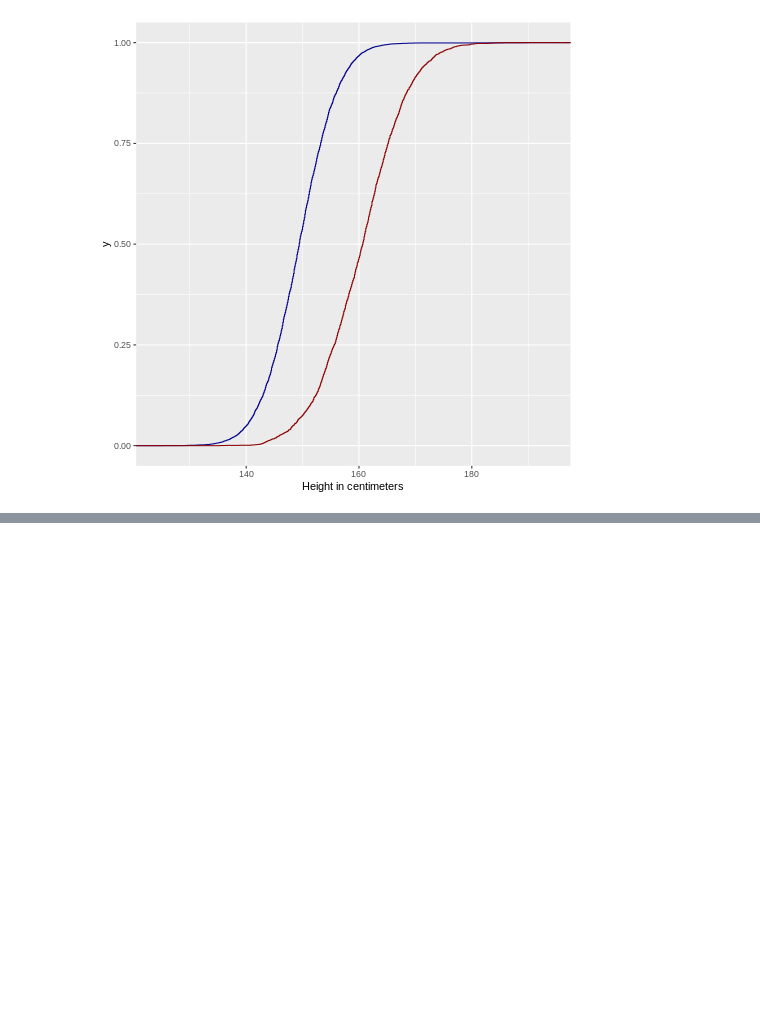
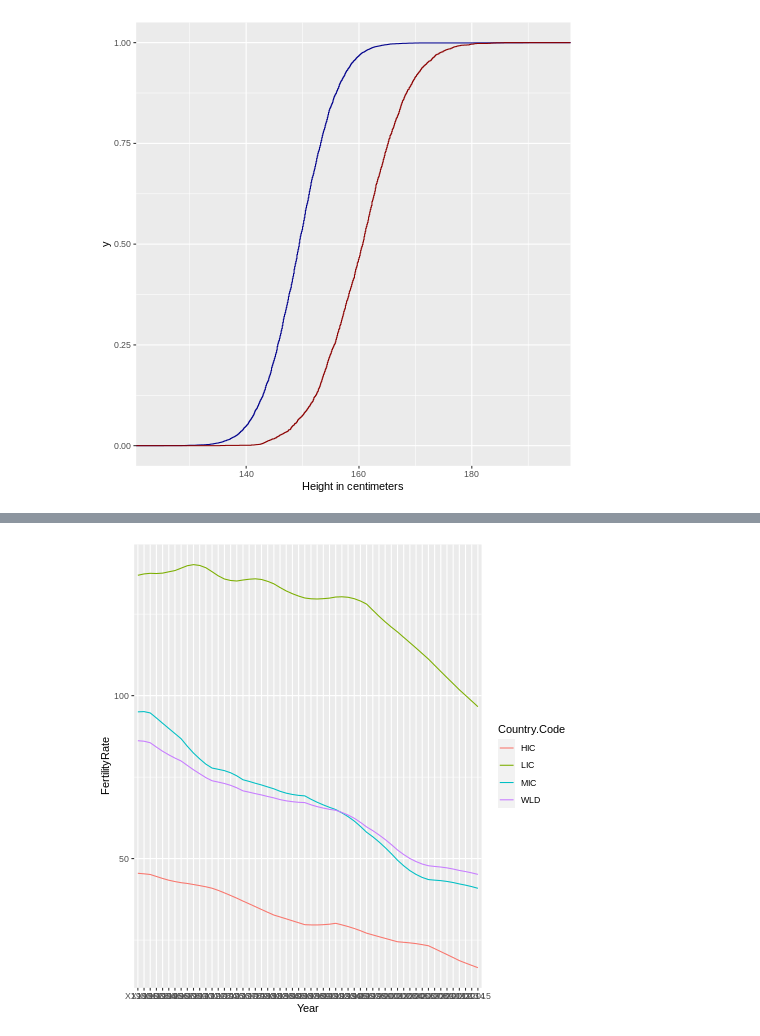
Before and after one commit to dataqueenpend/MIT_DataAnalysisForSocialScientists, a Jupyter notebook: r_notes.ipynb, the cells around one changed output, grey strips where cells are left out. Cells and saved outputs as stored; diff of their text form; code cells hidden in the pictures; blank space fills up the shorter version.

```diff
--- a/r_notes.ipynb
+++ b/r_notes.ipynb
@@ -584,0 +894,5 @@ ggplot(bihar_adult_females_trunc, aes(height_cm))+
+# %%
+%%R
+ggplot(plotdata_bygroupyear, aes(x=Year, y=FertilityRate, group=Country.Code, color=Country.Code)) + geom_line()
+# %% [output]
+[figure, added]
```
Also changed, not shown: parts of 46 cells of this notebook.
